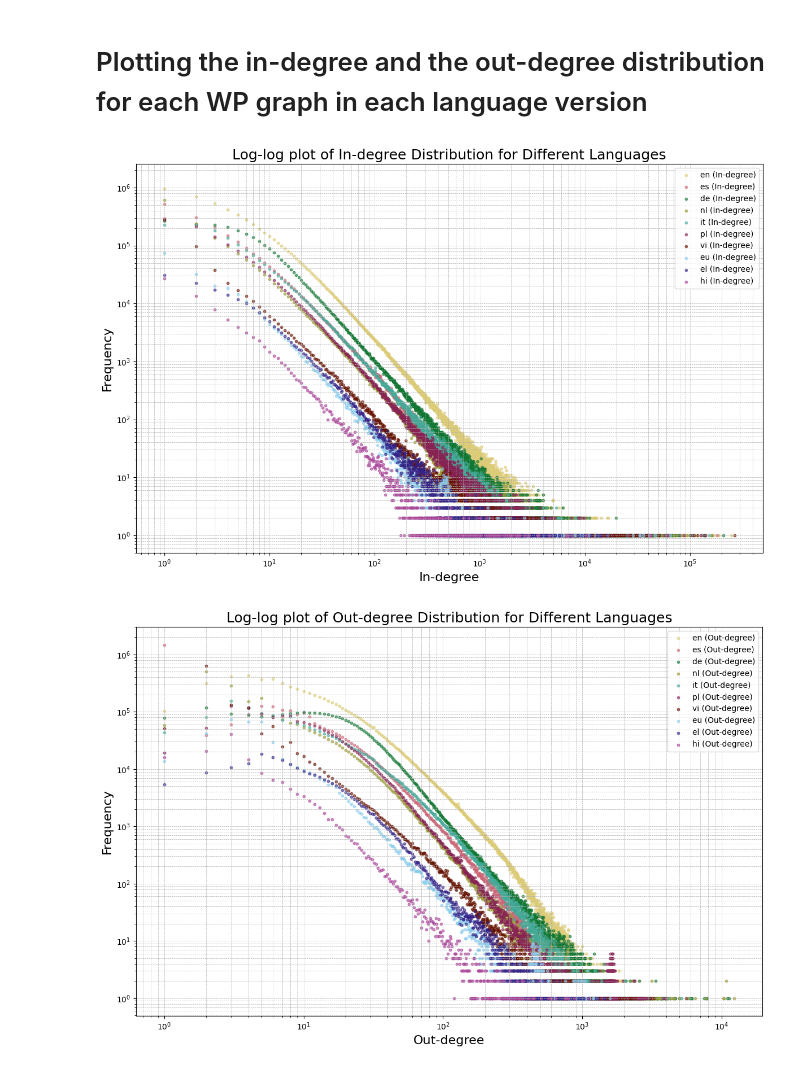
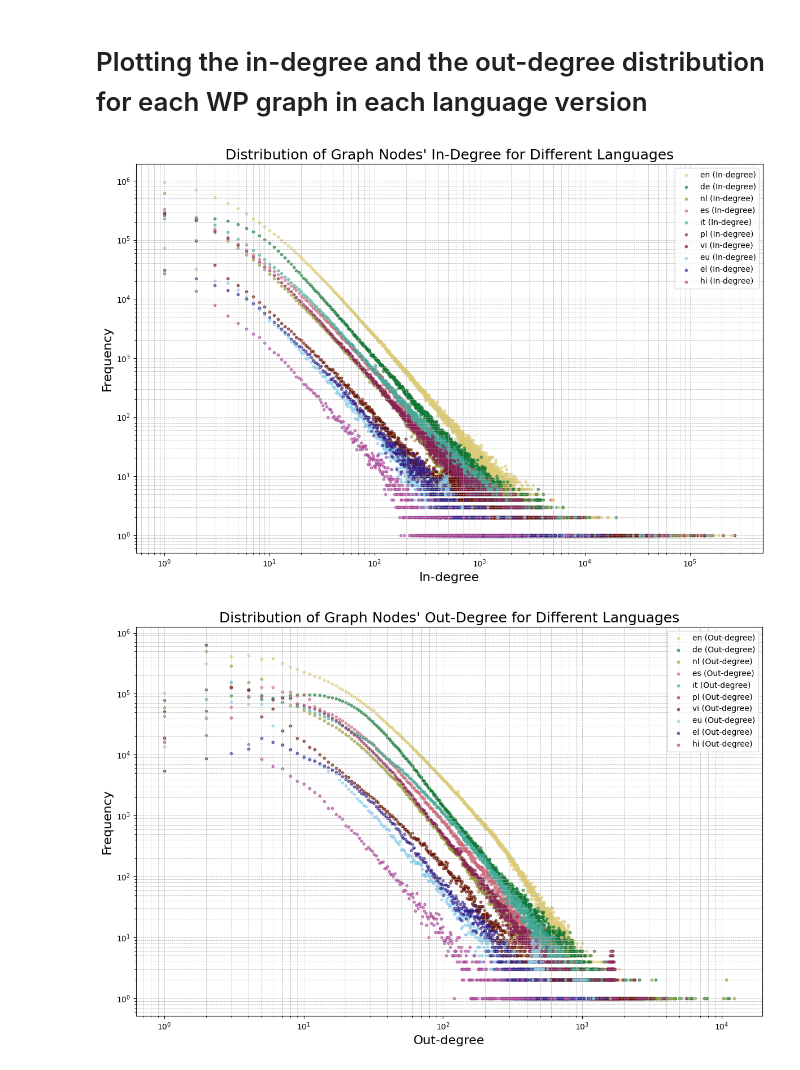
Before and after one commit to PaschalisAg/WikiTextGraph, a Jupyter notebook: notebook/EDA_graph.ipynb, the cells around one changed output. Saved outputs shown, nothing was run; the diff lists cells and outputs as text; code cells hidden in the pictures.

```diff
--- a/notebook/EDA_graph.ipynb
+++ b/notebook/EDA_graph.ipynb
@@ -28,8 +28,8 @@ def calculate_graph_metrics(df, language_code):
     # Calculate basic metrics
     num_nodes = G.number_of_nodes()
     num_edges = G.number_of_edges()
-    in_degrees = dict(G.in_degree())
-    out_degrees = dict(G.out_degree())
+    in_degrees = {str(k): v for k, v in in_degrees.items()}
+    out_degrees = {str(k): v for k, v in out_degrees.items()}
     density = nx.density(G)
 
     # Store the metrics
@@ -41,8 +41,8 @@ def calculate_graph_metrics(df, language_code):
         'average_out_degree': sum(out_degrees.values()) / num_nodes if num_nodes > 0 else 0,
         'max_in_degree': max(in_degrees.values(), default=0),
         'max_out_degree': max(out_degrees.values(), default=0),
-        'in_degree_distribution': in_degrees,  # Store as dictionary
-        'out_degree_distribution': out_degrees,  # Store as dictionary
+        'in_degree_distribution': in_degrees,
+        'out_degree_distribution': out_degrees,
         'density': density
     }
     return metrics_dict
@@ -76,6 +63,6 @@ Wall time: 33min 11s
 # %%
 import pandas as pd
-metrics_df = pd.read_parquet("D:Users/Paschalis/phd/data/graph_metrics_lang.parquet", engine="pyarrow")
+metrics_df = pd.read_csv("D:Users/Paschalis/phd/data/graph_metrics_lang.csv", encoding="utf-8")
 metrics_df
 # %% [output]
 |  | language_code | num_nodes | num_edges | average_in_degree | average_out_degree | max_in_degree | ... |
@@ -137,36 +124,36 @@ for language, data in language_versions_processed.items():
         x_in, y_in, label=f"{language} (In-degree)", alpha=0.6, s=10, color=language_colors[language]
     )
 
 plt.xscale("log")
 plt.yscale("log")
 plt.xlabel("In-degree", fontsize=16)
 plt.ylabel("Frequency", fontsize=16)
-plt.title("Log-log plot of In-degree Distribution for Different Languages", fontsize=18)
+plt.title("Distribution of Graph Nodes' In-Degree for Different Languages", fontsize=18)
 plt.legend()
 plt.grid(True, which="both", linestyle="--", linewidth=0.5)
 plt.tight_layout()
-plt.savefig('../results/in_deg_dist_multiling.png', dpi=500)
+plt.savefig('../plots/in_deg_dist.png', dpi=500)
 plt.show()
 
 # Plot out-degree distribution
 plt.figure(figsize=(12, 8))
 for language, data in language_versions_processed.items():
     out_degree_counts = Counter(data["out_degrees"])
     x_out, y_out = zip(*out_degree_counts.items())
     plt.scatter(
         x_out, y_out, label=f"{language} (Out-degree)", alpha=0.6, s=10, color=language_colors[language]
     )
 
 plt.xscale("log")
 plt.yscale("log")
 plt.xlabel("Out-degree", fontsize=16)
 plt.ylabel("Frequency", fontsize=16)
-plt.title("Log-log plot of Out-degree Distribution for Different Languages", fontsize=18)
+plt.title("Distribution of Graph Nodes' Out-Degree for Different Languages", fontsize=18)
 plt.legend()
 plt.grid(True, which="both", linestyle="--", linewidth=0.5)
 plt.tight_layout()
-plt.savefig('../results/out_deg_dist_multiling.png', dpi=500)
+plt.savefig('../plots/out_deg_dist.png', dpi=500)
 plt.show()
 # %% [output]
-[figure, old version]
+[figure, new version]
-[figure, old version]
+[figure, new version]
```
Also changed, not shown: parts of 2 cells of this notebook, 3 other files.
